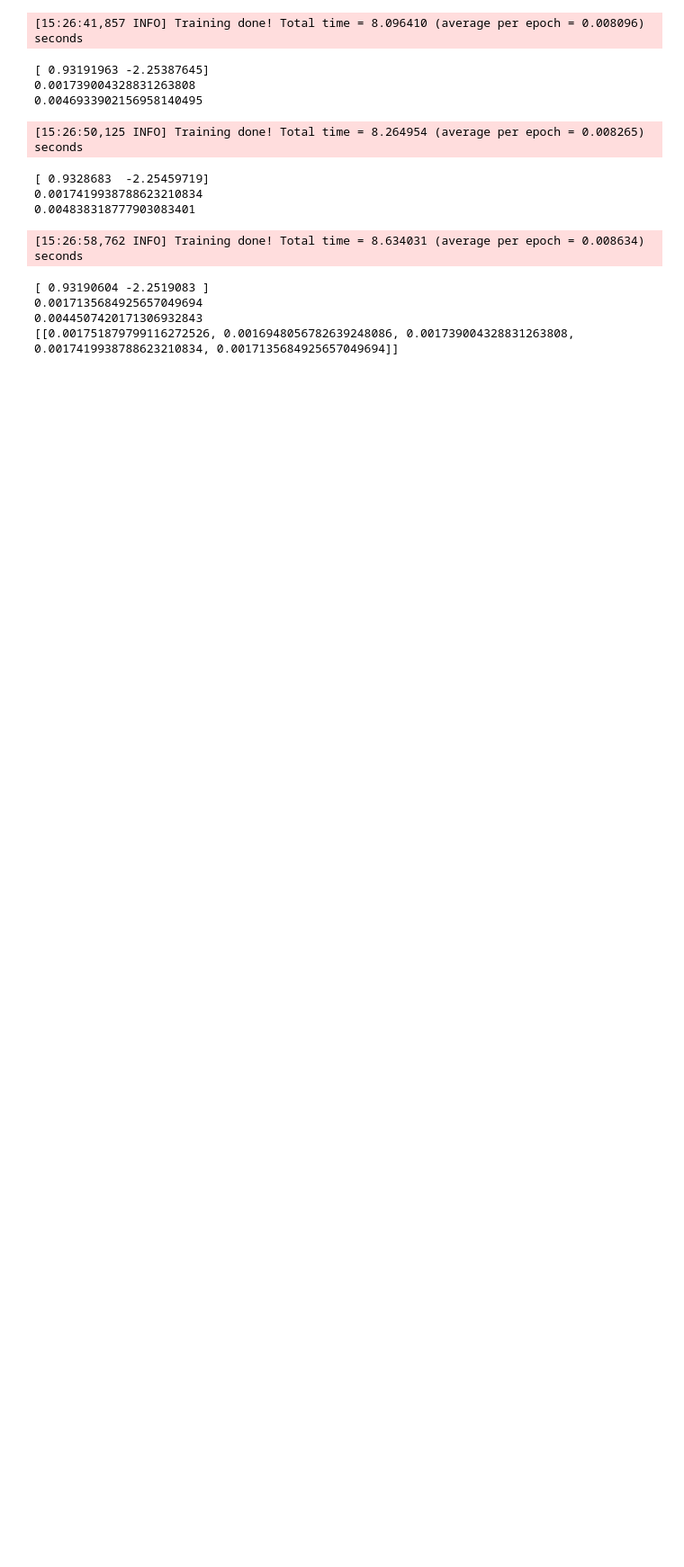
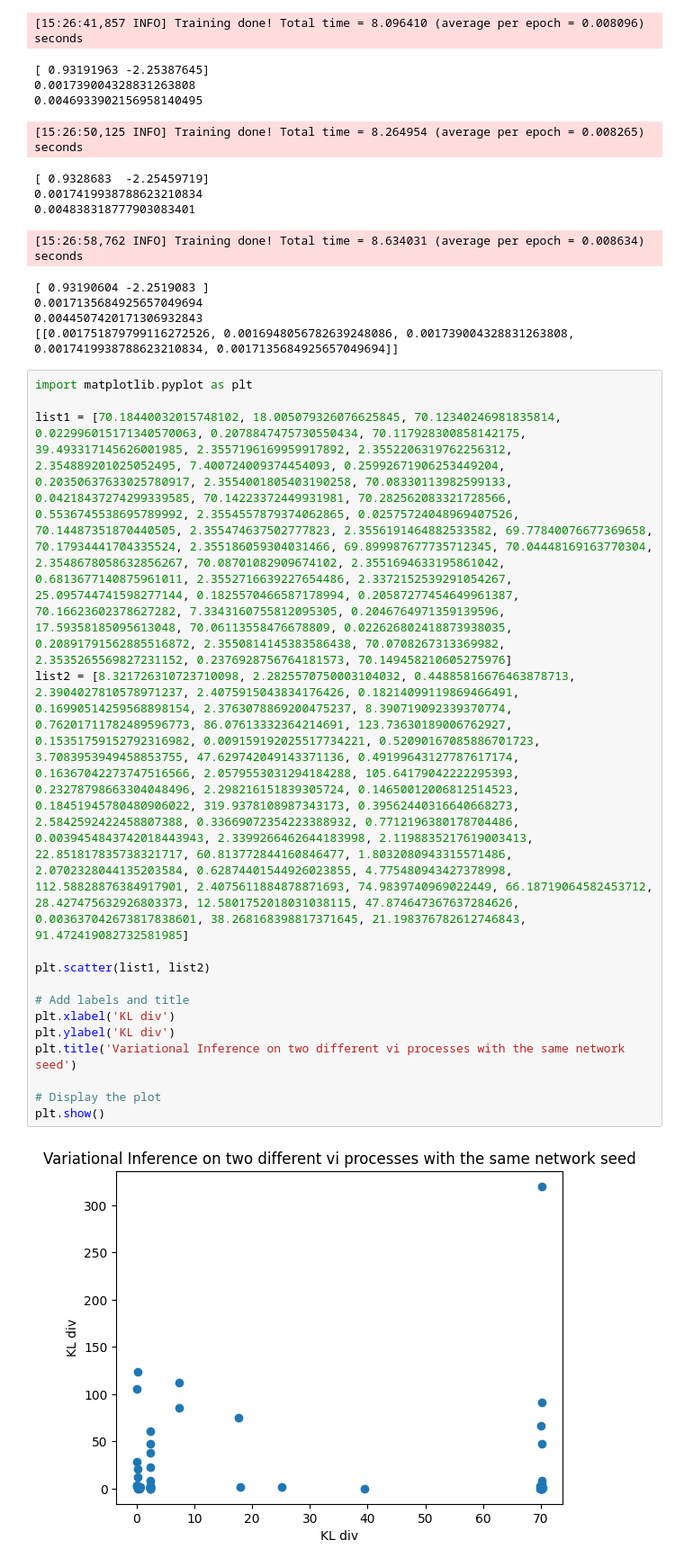
Before and after one commit to TUM-AIMED/LSI, a Jupyter notebook: mimic_experiments/ablation_log_reg_on_lin.ipynb, the cells around one changed output. Shown at 90% size. Drawn from its saved outputs; the diff is of its cells as text; blank space fills up the shorter version.

```diff
--- a/mimic_experiments/ablation_log_reg_on_lin.ipynb
+++ b/mimic_experiments/ablation_log_reg_on_lin.ipynb
@@ -1134,3 +1134,20 @@ print(kl)
 0.0017135684925657049694
 0.0044507420171306932843
 [[0.001751879799116272526, 0.0016948056782639248086, 0.001739004328831263808, 0.0017419938788623210834, 0.0017135684925657049694]]
+# %%
+import matplotlib.pyplot as plt
+
+list1 = [70.18440032015748102, 18.005079326076625845, 70.12340246981835814, 0.022996015171340570063, 0.2078847475730550434, 70.117928300858142175, 39.493317145626001985, 2.3557196169959917892, 2.3552206319762256312, 2.354889201025052495, 7.400724009374454093, 0.25992671906253449204, 0.20350637633025780917, 2.3554001805403190258, 70.08330113982599133, 0.04218437274299339585, 70.14223372449931981, 70.282562083321728566, 0.5536745538695789992, 2.3554557879374062865, 0.02575724048969407526, 70.14487351870440505, 2.355474637502777823, 2.3556191464882533582, 69.77840076677369658, 70.17934441704335524, 2.355186059304031466, 69.899987677735712345, 70.04448169163770304, 2.3548678058632856267, 70.08701082909674102, 2.3551694633195861042, 0.6813677140875961011, 2.3552716639227654486, 2.3372152539291054267, 25.095744741598277144, 0.1825570466587178994, 0.20587277454649961387, 70.16623602378627282, 7.3343160755812095305, 0.2046764971359139596, 17.59358185095613048, 70.06113558476678809, 0.022626802418873938035, 0.20891791562885516872, 2.3550814145383586438, 70.0708267313369982, 2.3535265569827231152, 0.2376928756764181573, 70.149458210605275976]
+list2 = [8.321726310723710098, 2.2825570750003104032, 0.44885816676463878713, 2.3904027810578971237, 2.4075915043834176426, 0.18214099119869466491, 0.16990514259568898154, 2.3763078869200475237, 8.390719092339370774, 0.76201711782489596773, 86.07613332364214691, 123.73630189006762927, 0.15351759152792316982, 0.009159192025517734221, 0.52090167085886701723, 3.7083953949458853755, 47.629742049143371136, 0.49199643127787617174, 0.16367042273747516566, 2.0579553031294184288, 105.64179042222295393, 0.23278798663304048496, 2.298216151839305724, 0.14650012006812514523, 0.18451945780480906022, 319.9378108987343173, 0.39562440316640668273, 2.5842592422458807388, 0.33669072354223388932, 0.7712196380178704486, 0.0039454843742018443943, 2.3399266462644183998, 2.1198835217619003413, 22.851817835738321717, 60.813772844160846477, 1.8032080943315571486, 2.0702328044135203584, 0.62874401544926023855, 4.775480943427378998, 112.58828876384917901, 2.4075611884878871693, 74.9839740969022449, 66.18719064582453712, 28.427475632926803373, 12.5801752018031038115, 47.874647367637284626, 0.003637042673817838601, 38.268168398817371645, 21.198376782612746843, 91.472419082732581985]
+
+plt.scatter(list1, list2)
+
+# Add labels and title
+plt.xlabel('KL div')
+plt.ylabel('KL div')
+plt.title('Variational Inference on two different vi processes with the same network seed')
+
+# Display the plot
+plt.show()
+# %% [output]
+[figure, added]
```
Also changed, not shown: 6 other files.
